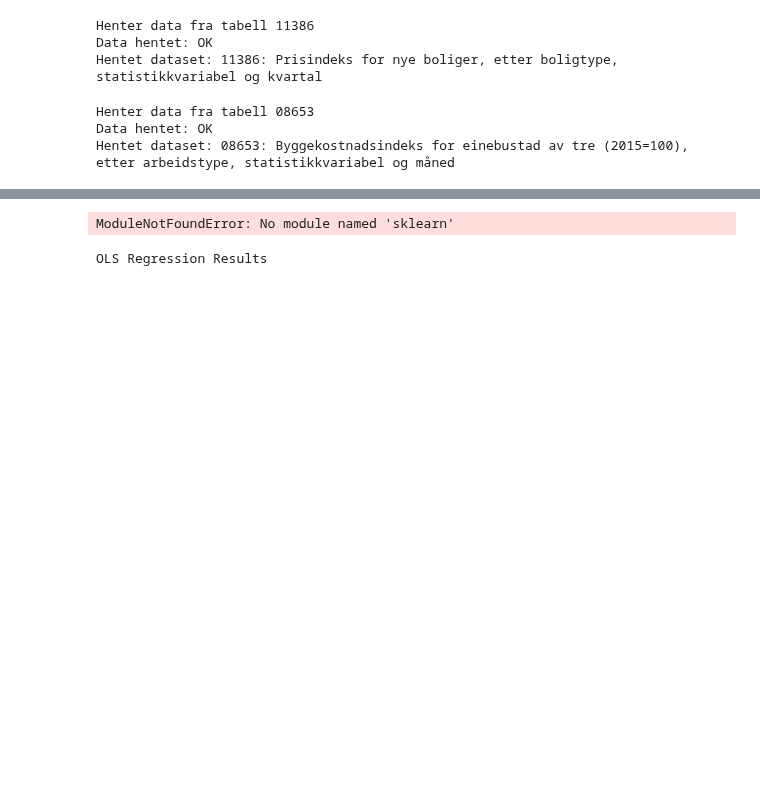
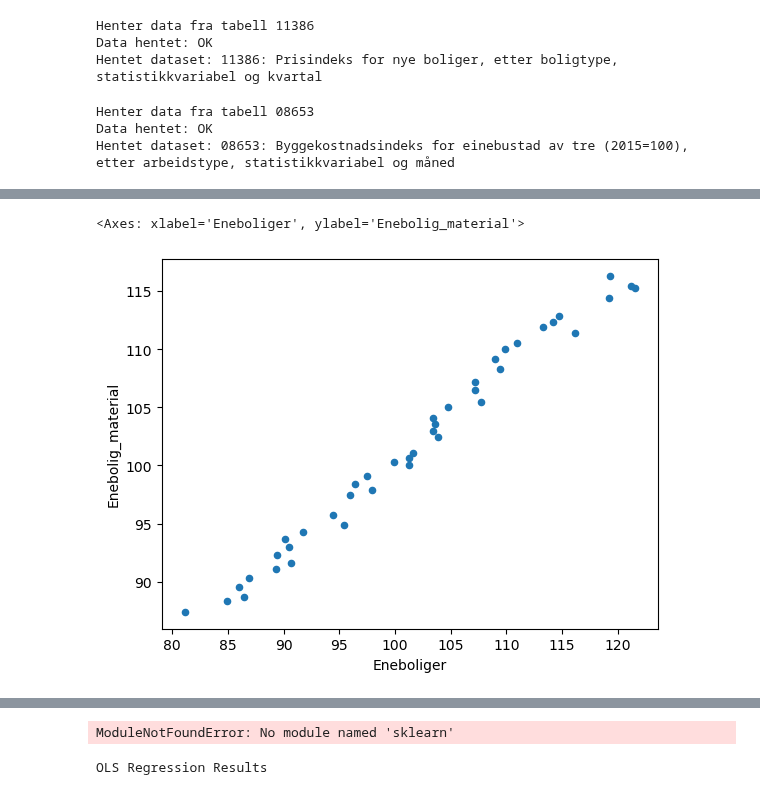
Before and after one commit to jonasjul/IIRA2001H24, a Jupyter notebook: 12-Statistikk-Mappe/Statistikk-regresjon-tester-JH.ipynb, the cells around one changed output, grey strips where cells are left out. Cells and saved outputs as stored; diff of their text form; code cells hidden in the pictures; blank space fills up the shorter version.

```diff
--- a/12-Statistikk-Mappe/Statistikk-regresjon-tester-JH.ipynb
+++ b/12-Statistikk-Mappe/Statistikk-regresjon-tester-JH.ipynb
@@ -107,2 +113,12 @@ df_tot.plot()
 [figure]
+# %%
+import matplotlib.pyplot as plt
+
+df_tot = df_tot_copy.copy()
+df_tot = df_tot.rename(columns={"Einebustad av tre i alt": "Enebolig_material"})
+#df_tot["2021Q1":].plot.scatter(x="Eneboliger", y="Enebolig_material")
+df_tot[:"2021Q1"].plot.scatter(x="Eneboliger", y="Enebolig_material")
+# %% [output]
+<Axes: xlabel='Eneboliger', ylabel='Enebolig_material'>
+[figure, added]
 # %%
```
Also changed, not shown: parts of 7 cells of this notebook.
